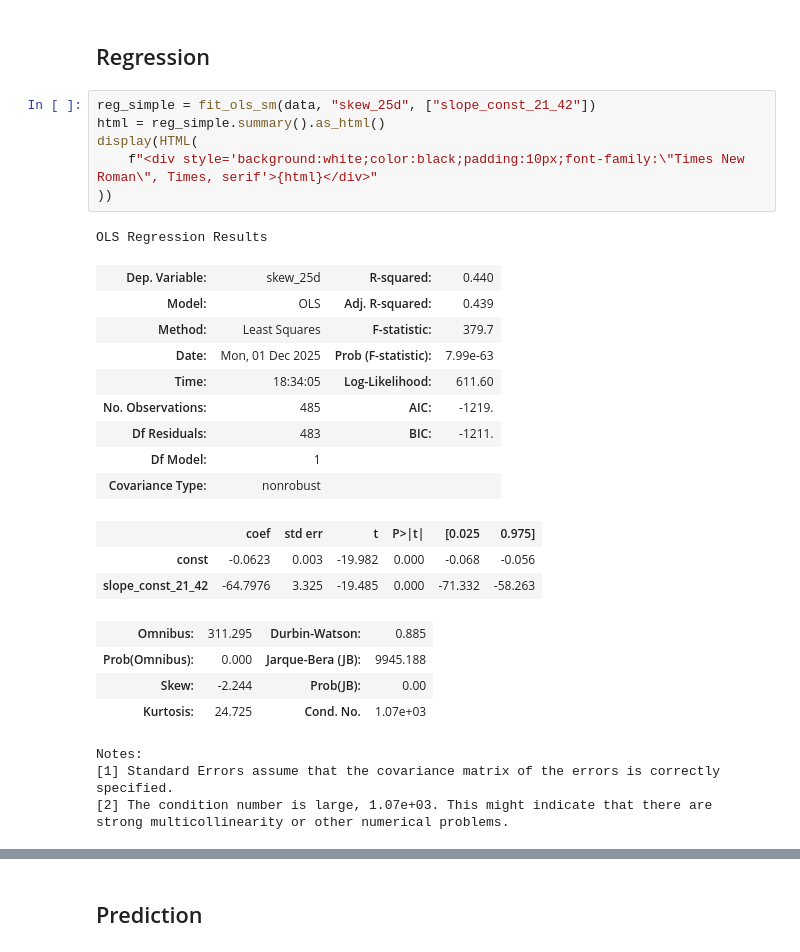
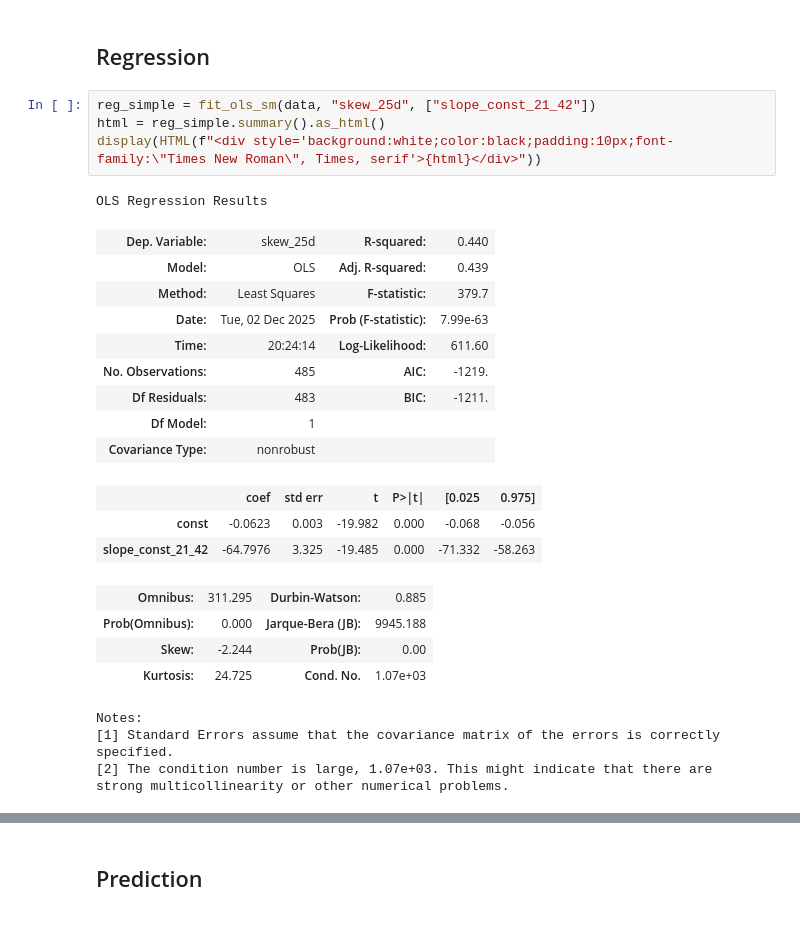
Before and after one commit to aleehtaa/finm37000-2025, a Jupyter notebook: project/modeling.ipynb, the cells around one changed output, grey strips where cells are left out. Drawn from its saved outputs; the diff is of its cells as text.

```diff
--- a/project/modeling.ipynb
+++ b/project/modeling.ipynb
@@ -64,16 +69,14 @@ plot_heatmap(data, matrix=cov, title=f"Skew Variable covariance", vmin=None, vma
 # %%
 reg_simple = fit_ols_sm(data, "skew_25d", ["slope_const_21_42"])
 html = reg_simple.summary().as_html()
-display(HTML(
-    f"<div style='background:white;color:black;padding:10px;font-family:\"Times New Roman\", Times, serif'>{html}</div>"
-))
+display(HTML(f"<div style='background:white;color:black;padding:10px;font-family:\"Times New Roman\", Times, serif'>{html}</div>"))
 # %% [output]
 OLS Regression Results
 | Dep. Variable: | skew_25d | R-squared: | 0.440 |
 | Model: | OLS | Adj. R-squared: | 0.439 |
 | Method: | Least Squares | F-statistic: | 379.7 |
-| Date: | Mon, 01 Dec 2025 | Prob (F-statistic): | 7.99e-63 |
-| Time: | 18:34:05 | Log-Likelihood: | 611.60 |
+| Date: | Tue, 02 Dec 2025 | Prob (F-statistic): | 7.99e-63 |
+| Time: | 20:24:14 | Log-Likelihood: | 611.60 |
 | No. Observations: | 485 | AIC: | -1219. |
 | Df Residuals: | 483 | BIC: | -1211. |
 | Df Model: | 1 |  |  |
```
Also changed, not shown: parts of 4 cells of this notebook.
